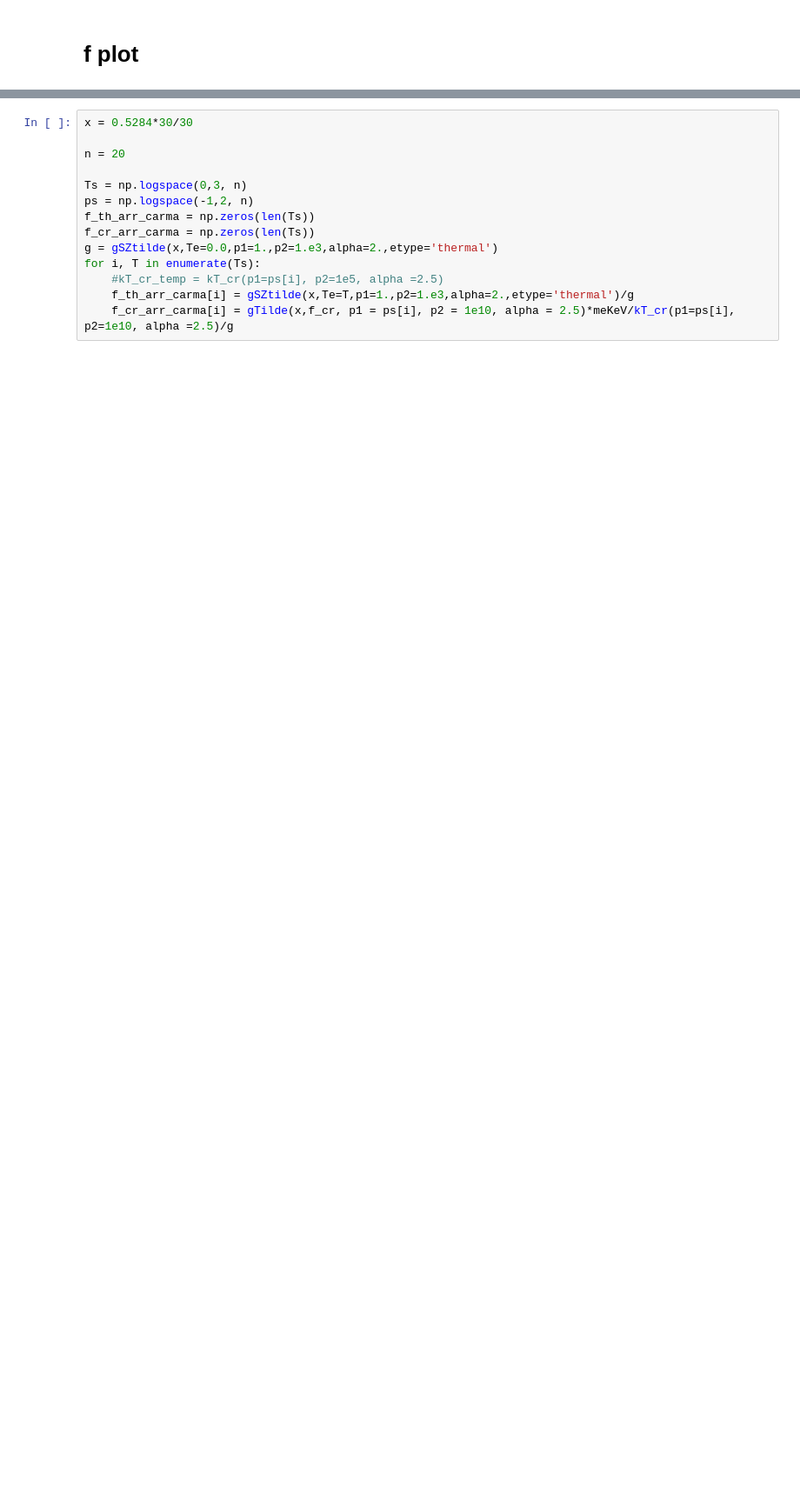
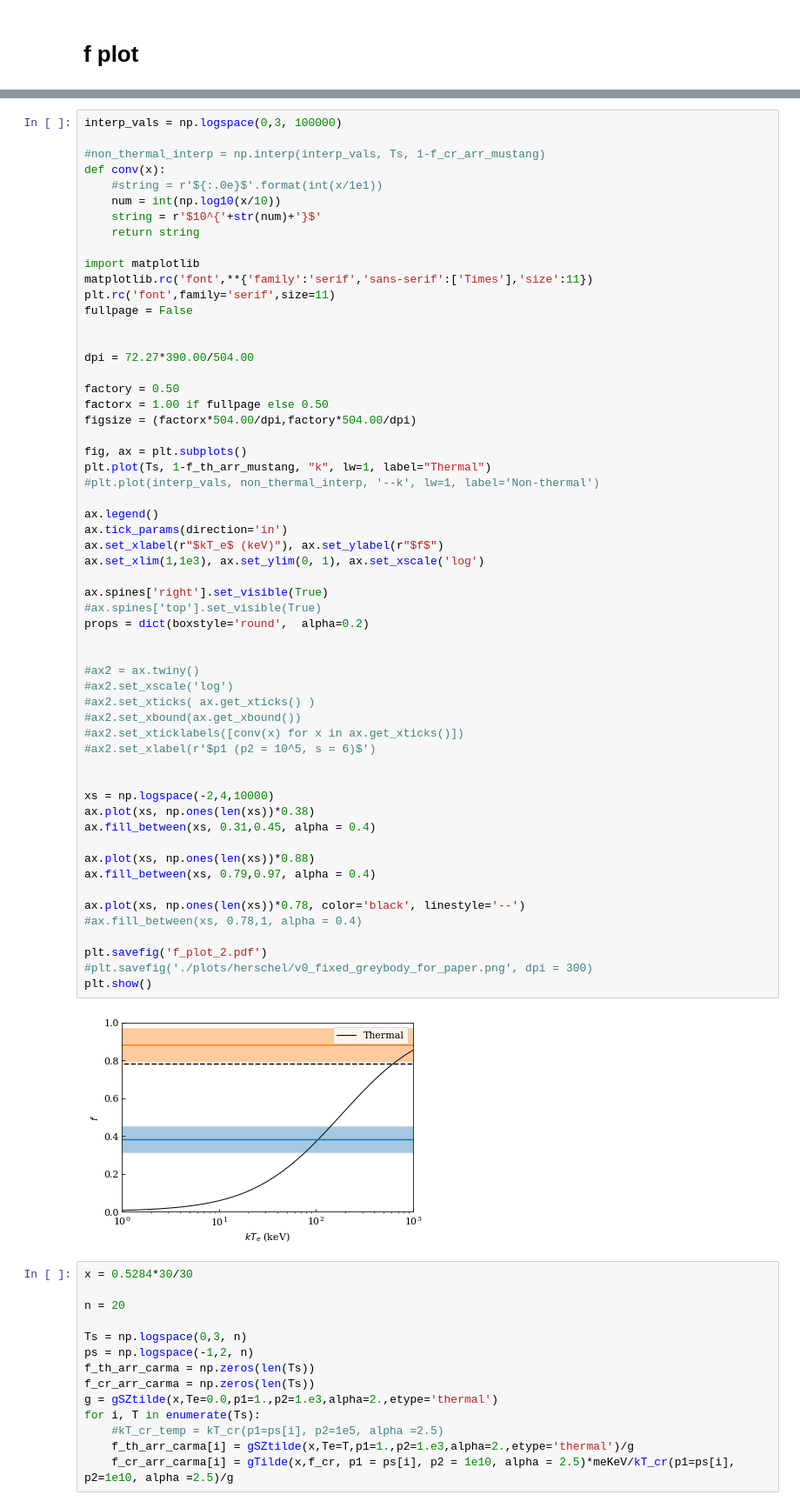
Before and after one commit to MUSTANG-SZ/WITCH, a Jupyter notebook: sup-factor.ipynb, the cells around one changed output, grey strips where cells are left out. Shown: that part at 87% size. Drawn from its saved outputs; the diff is of its cells as text; blank space fills up the shorter version.

```diff
--- a/sup-factor.ipynb
+++ b/sup-factor.ipynb
@@ -276,6 +341,65 @@ for i, T in enumerate(Ts):
   cannot be achieved, and that the returned result (if full_output = 1) is
   the best which can be obtained.
   quad_r = quad(f, low, high, args=args, full_output=self.full_output,
+# %%
+interp_vals = np.logspace(0,3, 100000)
+
+#non_thermal_interp = np.interp(interp_vals, Ts, 1-f_cr_arr_mustang)
+def conv(x):
+    #string = r'${:.0e}$'.format(int(x/1e1))
+    num = int(np.log10(x/10))
+    string = r'$10^{'+str(num)+'}$'
+    return string
+
+import matplotlib
+matplotlib.rc('font',**{'family':'serif','sans-serif':['Times'],'size':11})
+plt.rc('font',family='serif',size=11)
+fullpage = False
+
+
+dpi = 72.27*390.00/504.00
+
+factory = 0.50
+factorx = 1.00 if fullpage else 0.50
+figsize = (factorx*504.00/dpi,factory*504.00/dpi)
+
+fig, ax = plt.subplots()
+plt.plot(Ts, 1-f_th_arr_mustang, "k", lw=1, label="Thermal")
+#plt.plot(interp_vals, non_thermal_interp, '--k', lw=1, label='Non-thermal')
+
+ax.legend()
+ax.tick_params(direction='in')
+ax.set_xlabel(r"$kT_e$ (keV)"), ax.set_ylabel(r"$f$")
+ax.set_xlim(1,1e3), ax.set_ylim(0, 1), ax.set_xscale('log')
+
+ax.spines['right'].set_visible(True)
+#ax.spines['top'].set_visible(True)
+props = dict(boxstyle='round',  alpha=0.2)
+
+
+#ax2 = ax.twiny()
+#ax2.set_xscale('log')
+#ax2.set_xticks( ax.get_xticks() )
+#ax2.set_xbound(ax.get_xbound())
+#ax2.set_xticklabels([conv(x) for x in ax.get_xticks()])
+#ax2.set_xlabel(r'$p1 (p2 = 10^5, s = 6)$')
+
+
+xs = np.logspace(-2,4,10000)
+ax.plot(xs, np.ones(len(xs))*0.38)
+ax.fill_between(xs, 0.31,0.45, alpha = 0.4)
+
+ax.plot(xs, np.ones(len(xs))*0.88)
+ax.fill_between(xs, 0.79,0.97, alpha = 0.4)
+
+ax.plot(xs, np.ones(len(xs))*0.78, color='black', linestyle='--')
+#ax.fill_between(xs, 0.78,1, alpha = 0.4)
+
+plt.savefig('f_plot_2.pdf')
+#plt.savefig('./plots/herschel/v0_fixed_greybody_for_paper.png', dpi = 300)
+plt.show()
+# %% [output]
+[figure, added]
 # %%
 x = 0.5284*30/30
 
```
Also changed, not shown: parts of 53 cells of this notebook.
